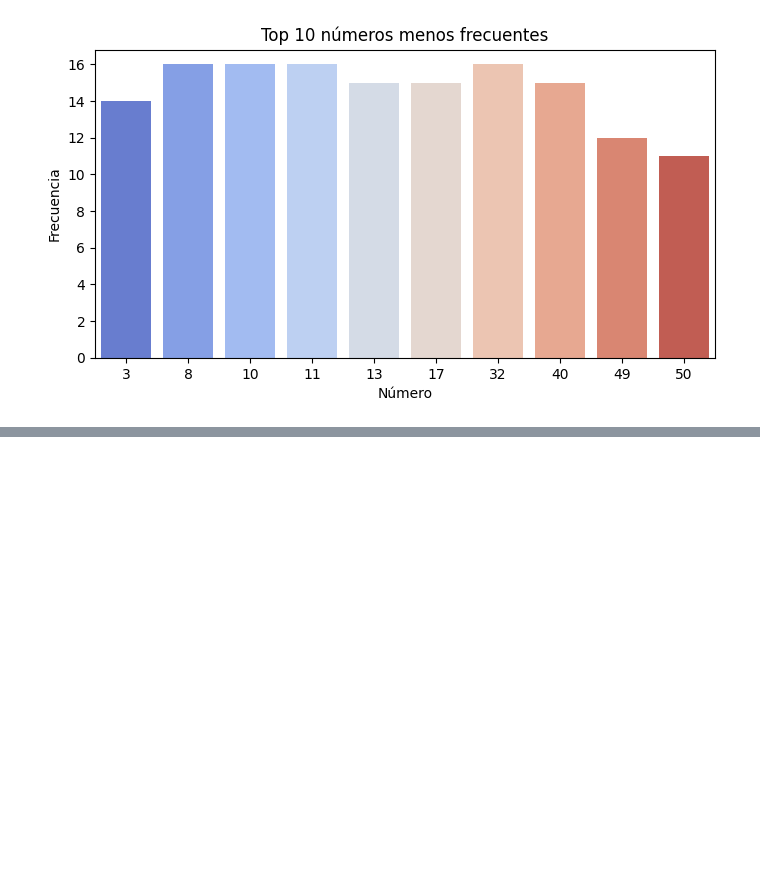
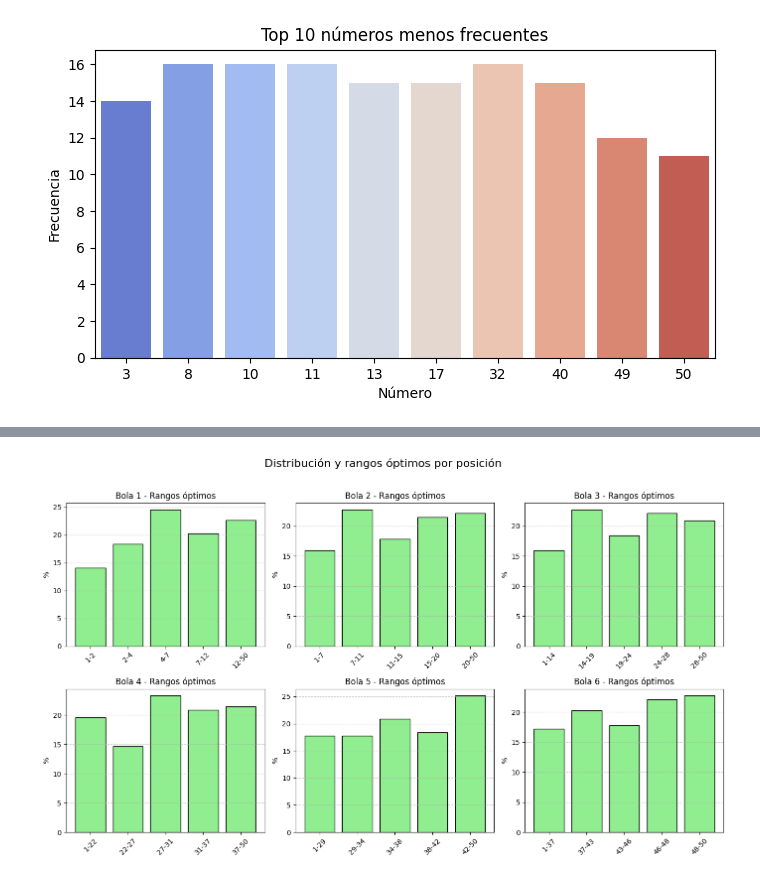
Before and after one commit to EmadScience31416/tinka-luck-model, a Jupyter notebook: Analysis/tinka_analysis.ipynb, the cells around one changed output, grey strips where cells are left out. Drawn from its saved outputs; the diff is of its cells as text; code cells hidden in the pictures; blank space fills up the shorter version.

```diff
--- a/Analysis/tinka_analysis.ipynb
+++ b/Analysis/tinka_analysis.ipynb
@@ -410,0 +545,69 @@ Passing `palette` without assigning `hue` is deprecated and will be removed in v
+# %%
+import pandas as pd
+import matplotlib.pyplot as plt
+import numpy as np
+
+def analyze_optimal_ranges_per_position(df_tinka, bins=5):
+    """
+    Analiza la distribución de cada bola por posición (ordenada) y determina rangos óptimos.
+
+    Parámetros:
+        df_tinka (pd.DataFrame): DataFrame con columnas ['fecha', 'bola', 'valor'].
+        bins (int): Número de rangos a crear por posición (cuantiles).
+
+    Retorna:
+        dict: Rangos óptimos por posición con porcentajes.
+    """
+    # Filtrar solo bolas principales (B1 a B6)
+    df_main = df_tinka[df_tinka['bola'].str.startswith('B') & (df_tinka['bola'] != 'Boliyapa')]
+
+    # Agrupar por fecha y ordenar cada sorteo
+    draws_sorted = df_main.groupby('fecha')['valor'].apply(lambda x: sorted(x)).reset_index()
+
+    ball_positions = {f"Bola {i+1}": [] for i in range(6)}
+
+    # Llenar listas de cada posición
+    for _, row in draws_sorted.iterrows():
+        for i, val in enumerate(row['valor']):
+            ball_positions[f"Bola {i+1}"].append(val)
+
+    stats_by_position = {}
+
+    plt.figure(figsize=(14, 8))
+
+    for i, (ball_name, values) in enumerate(ball_positions.items(), start=1):
+        values_arr = np.array(values)
+
+        # Calcular cuantiles para cortes óptimos
+        quantile_edges = np.linspace(0, 1, bins+1)
+        edges = np.unique(np.percentile(values_arr, quantile_edges * 100).astype(int))
+
+        # Aseguramos que los bordes cubran todo
+        edges[0] = 1
+        edges[-1] = 50
+
+        hist, bin_edges = np.histogram(values_arr, bins=edges)
+        percentages = (hist / hist.sum() * 100).round(2)
+
+        stats_df = pd.DataFrame({
+            'Rango': [f"{bin_edges[j]}-{bin_edges[j+1]}" for j in range(len(hist))],
+            'Frecuencia': hist,
+            'Porcentaje': percentages
+        })
+        stats_by_position[ball_name] = stats_df
+
+        # Graficar
+        plt.subplot(2, 3, i)
+        plt.bar(stats_df['Rango'], stats_df['Porcentaje'], color='lightgreen', edgecolor='black')
+        plt.title(f"{ball_name} - Rangos óptimos")
+        plt.xticks(rotation=45)
+        plt.ylabel("%")
+        plt.grid(axis='y', linestyle='--', alpha=0.7)
+
+    plt.suptitle("Distribución y rangos óptimos por posición", fontsize=16, y=1.02)
+    plt.tight_layout()
+    plt.show()
+
+analyze_optimal_ranges_per_position(df_tinka)
+# %% [output]
+[figure, added]
```
Also changed, not shown: parts of 4 cells of this notebook, 1 other file.
